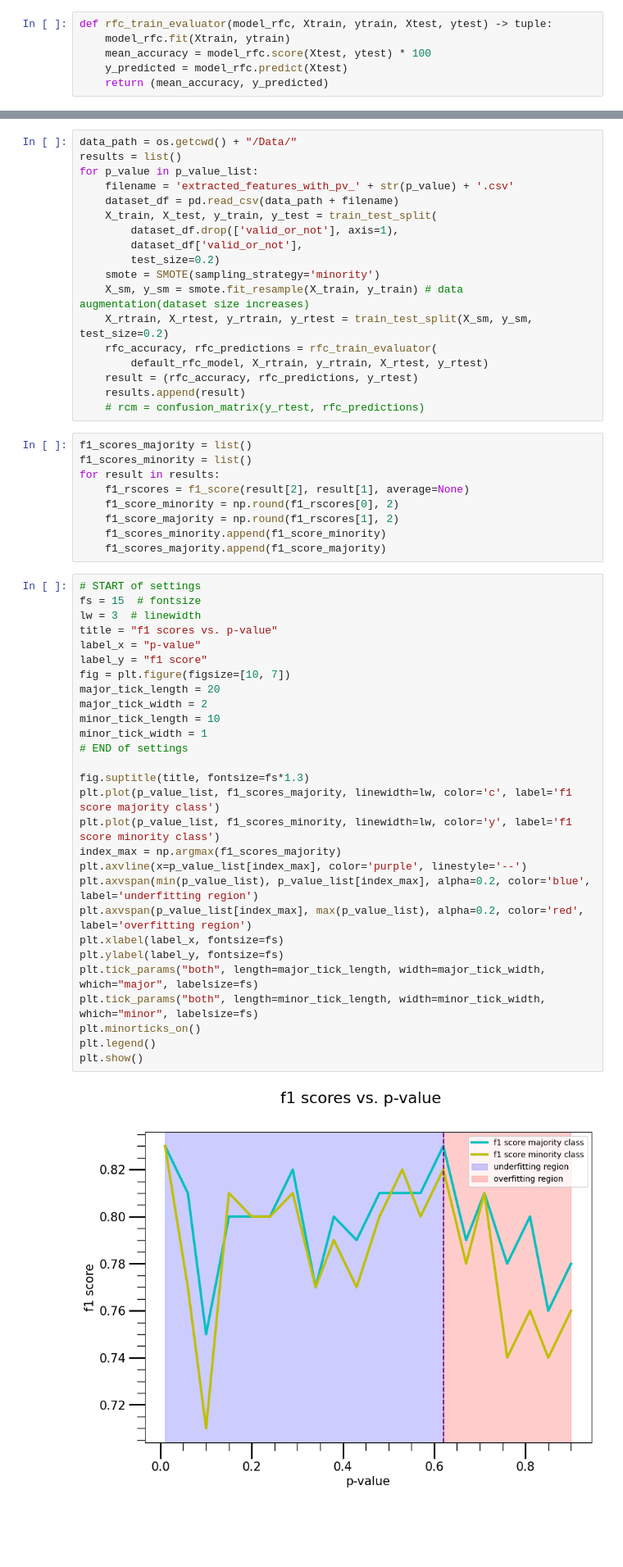
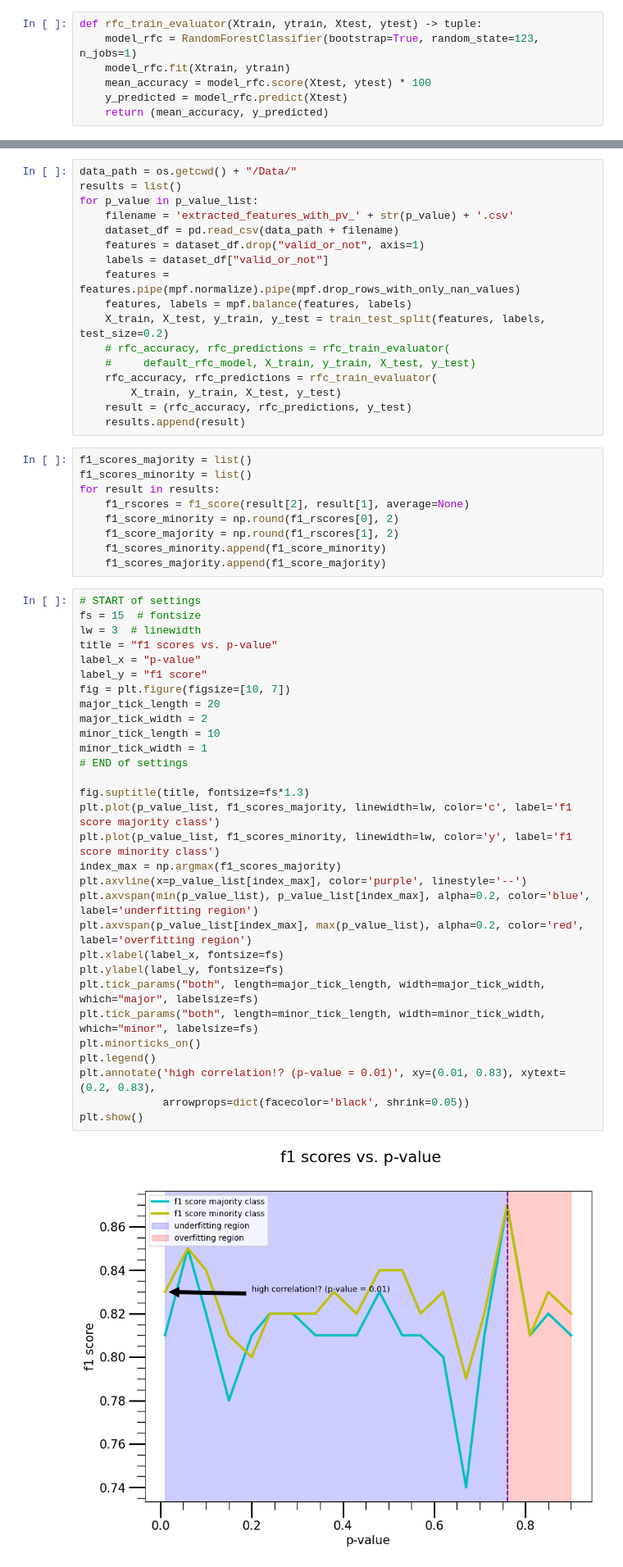
Before and after one commit to Alfredo-Vargas/ai4im, a Jupyter notebook: data/simulated/tsfresh_tunning_pvalue.ipynb, the cells around one changed output, grey strips where cells are left out. Shown at 82% size. Cells and saved outputs as stored; diff of their text form; blank space fills up the shorter version.

Commit message:
crazy randomness

```diff
--- a/data/simulated/tsfresh_tunning_pvalue.ipynb
+++ b/data/simulated/tsfresh_tunning_pvalue.ipynb
@@ -17,7 +15,8 @@ import os
 pre_pv_list = np.linspace(0.90, 0.01, 20)
 p_value_list = [np.round(x, 2) for x in pre_pv_list]
 # %%
-def rfc_train_evaluator(model_rfc, Xtrain, ytrain, Xtest, ytest) -> tuple:
+def rfc_train_evaluator(Xtrain, ytrain, Xtest, ytest) -> tuple:
+    model_rfc = RandomForestClassifier(bootstrap=True, random_state=123, n_jobs=1)
     model_rfc.fit(Xtrain, ytrain)
     mean_accuracy = model_rfc.score(Xtest, ytest) * 100
     y_predicted = model_rfc.predict(Xtest)
@@ -30,18 +27,17 @@ results = list()
 for p_value in p_value_list:
     filename = 'extracted_features_with_pv_' + str(p_value) + '.csv'
     dataset_df = pd.read_csv(data_path + filename)
-    X_train, X_test, y_train, y_test = train_test_split(
-        dataset_df.drop(['valid_or_not'], axis=1),
-        dataset_df['valid_or_not'],
-        test_size=0.2)
-    smote = SMOTE(sampling_strategy='minority')
-    X_sm, y_sm = smote.fit_resample(X_train, y_train) # data augmentation(dataset size increases)
-    X_rtrain, X_rtest, y_rtrain, y_rtest = train_test_split(X_sm, y_sm, test_size=0.2)
+    features = dataset_df.drop("valid_or_not", axis=1)
+    labels = dataset_df["valid_or_not"]
+    features = features.pipe(mpf.normalize).pipe(mpf.drop_rows_with_only_nan_values)
+    features, labels = mpf.balance(features, labels)
+    X_train, X_test, y_train, y_test = train_test_split(features, labels, test_size=0.2)
+    # rfc_accuracy, rfc_predictions = rfc_train_evaluator(
+    #     default_rfc_model, X_train, y_train, X_test, y_test)
     rfc_accuracy, rfc_predictions = rfc_train_evaluator(
-        default_rfc_model, X_rtrain, y_rtrain, X_rtest, y_rtest)
-    result = (rfc_accuracy, rfc_predictions, y_rtest)
+        X_train, y_train, X_test, y_test)
+    result = (rfc_accuracy, rfc_predictions, y_test)
     results.append(result)
-    # rcm = confusion_matrix(y_rtest, rfc_predictions)
 # %%
 f1_scores_majority = list()
 f1_scores_minority = list()
@@ -54,33 +50,35 @@ for result in results:
 # %%
 # START of settings
 fs = 15  # fontsize
 lw = 3  # linewidth
 title = "f1 scores vs. p-value"
 label_x = "p-value"
 label_y = "f1 score"
 fig = plt.figure(figsize=[10, 7])
 major_tick_length = 20
 major_tick_width = 2
 minor_tick_length = 10
 minor_tick_width = 1
 # END of settings
 
 fig.suptitle(title, fontsize=fs*1.3)
 plt.plot(p_value_list, f1_scores_majority, linewidth=lw, color='c', label='f1 score majority class')
 plt.plot(p_value_list, f1_scores_minority, linewidth=lw, color='y', label='f1 score minority class')
 index_max = np.argmax(f1_scores_majority)
 plt.axvline(x=p_value_list[index_max], color='purple', linestyle='--')
 plt.axvspan(min(p_value_list), p_value_list[index_max], alpha=0.2, color='blue', label='underfitting region')
 plt.axvspan(p_value_list[index_max], max(p_value_list), alpha=0.2, color='red', label='overfitting region')
 plt.xlabel(label_x, fontsize=fs)
 plt.ylabel(label_y, fontsize=fs)
 plt.tick_params("both", length=major_tick_length, width=major_tick_width, which="major", labelsize=fs)
 plt.tick_params("both", length=minor_tick_length, width=minor_tick_width, which="minor", labelsize=fs)
 plt.minorticks_on()
 plt.legend()
+plt.annotate('high correlation!? (p-value = 0.01)', xy=(0.01, 0.83), xytext=(0.2, 0.83),
+             arrowprops=dict(facecolor='black', shrink=0.05))
 plt.show()
 # %% [output]
-[figure, old version]
+[figure, new version]
 # %% [markdown]
 - To complement our analysis could be interesting the ratio of number of features with the total number of datapoints as function of the p value.
 
```
Also changed, not shown: parts of 6 cells of this notebook, 5 other files.
